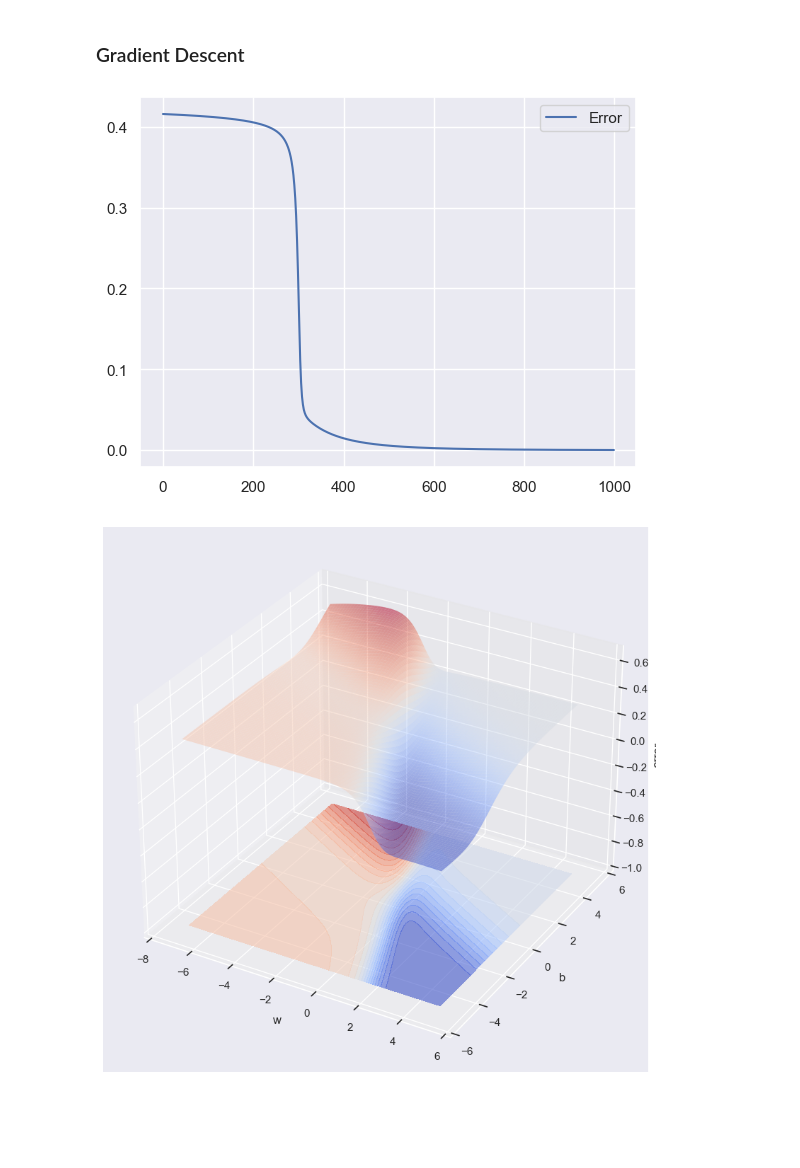
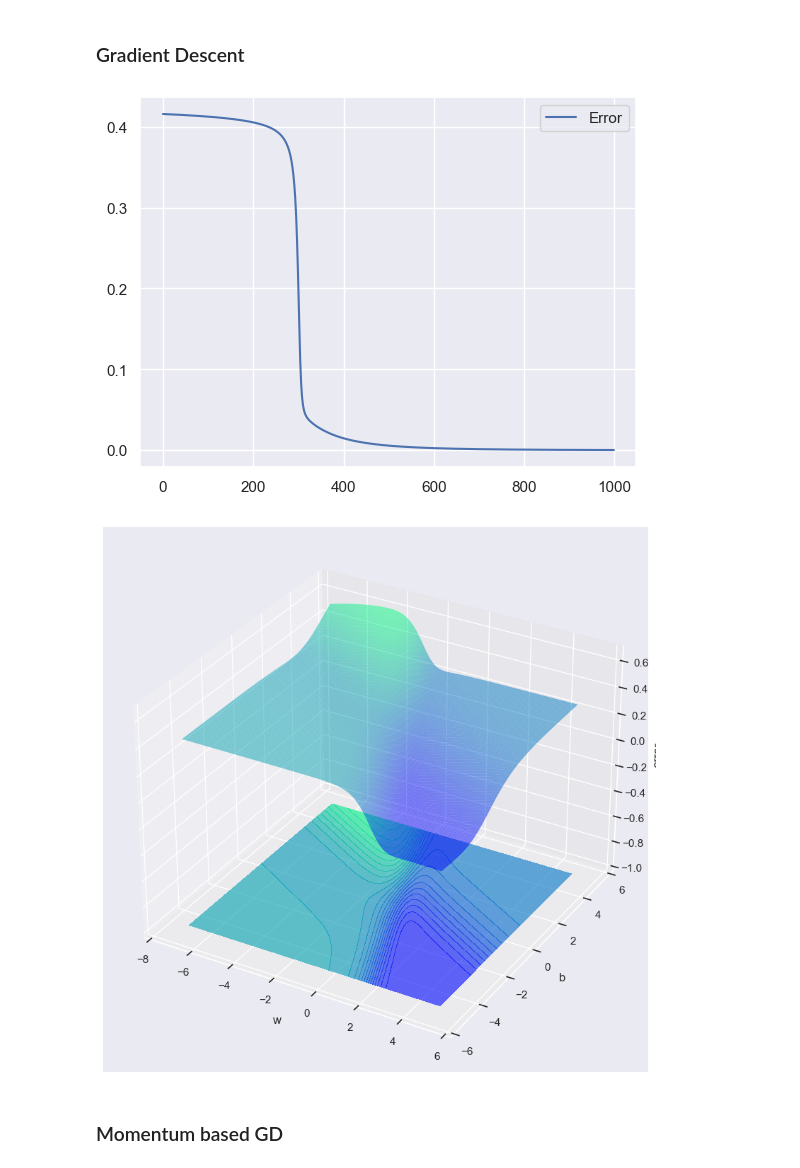
Before and after one commit to Anubhav-Goyal01/Deep-Learning, a Jupyter notebook: 04 Optimizers/main.ipynb, the cells around one changed output. Drawn from its saved outputs; the diff is of its cells as text; code cells hidden in the pictures; blank space fills up the shorter version.

```diff
--- a/04 Optimizers/main.ipynb
+++ b/04 Optimizers/main.ipynb
@@ -182,6 +182,23 @@ class SigmoidNeuron:
         self.w_h.append(self.w)
         self.b_h.append(self.b)
         self.e_h.append(self.error(self.X, self.Y))
+# %%
+def plot_3d(w_min, w_max, b_min, b_max):
+    W = np.linspace(w_min, w_max, 256)
+    b = np.linspace(b_min, b_max, 256)
+    WW, BB = np.meshgrid(W, b)
+    Z = sn.error(X, Y, WW, BB)
+
+    fig = plt.figure(dpi= 100, figsize= (20, 10))
+    ax = fig.add_subplot(projection = '3d')
+    surf = ax.plot_surface(WW, BB, Z, rstride= 3, cstride = 3, alpha = 0.5, cmap = cm.winter, linewidth = 0)
+    cset = ax.contourf(WW, BB, Z, 25, zdir  = 'z', offset = -1, alpha = 0.6, cmap = cm.winter)
+    ax.set_xlabel('w')
+    ax.set_xlim(w_min -1 , w_max + 1)
+    ax.set_ylabel('b')
+    ax.set_ylim(b_min -1 , b_max + 1)
+    ax.set_zlabel('error')
+    ax.set_zlim(-1, np.max(Z));
 # %% [markdown]
 ### Gradient Descent
 # %%
@@ -202,31 +219,18 @@ w_max = 5
 b_min = -5
 b_max = 5
 
-plot_3d = True
+plot3d = True
 # %%
 sn = SigmoidNeuron(w_init, b_init, algo)
 sn.fit(X, Y, epochs = epochs, eta = eta)
 plt.plot(sn.e_h, label = "Error")
 plt.legend()
 plt.show()
+
+if plot3d:
+    plot_3d(w_min, w_max, b_min, b_max)
 # %% [output]
 [figure]
+[figure, added]
-# %%
-if plot_3d:
-    W = np.linspace(w_min, w_max, 256)
-    b = np.linspace(b_min, b_max, 256)
-    WW, BB = np.meshgrid(W, b)
-    Z = sn.error(X, Y, WW, BB)
-
-    fig = plt.figure(dpi= 100, figsize= (20, 10))
-    ax = fig.add_subplot(projection = '3d')
-    surf = ax.plot_surface(WW, BB, Z, rstride= 3, cstride = 3, alpha = 0.5, cmap = cm.coolwarm, linewidth = 0)
-    cset = ax.contourf(WW, BB, Z, 25, zdir  = 'z', offset = -1, alpha = 0.6, cmap = cm.coolwarm)
-    ax.set_xlabel('w')
-    ax.set_xlim(w_min -1 , w_max + 1)
-    ax.set_ylabel('b')
-    ax.set_ylim(b_min -1 , b_max + 1)
-    ax.set_zlabel('error')
-    ax.set_zlim(-1, np.max(Z));
-# %% [output]
-[figure, removed]
+# %% [markdown]
+### Momentum based GD
```
Also changed, not shown: parts of 2 cells of this notebook.
